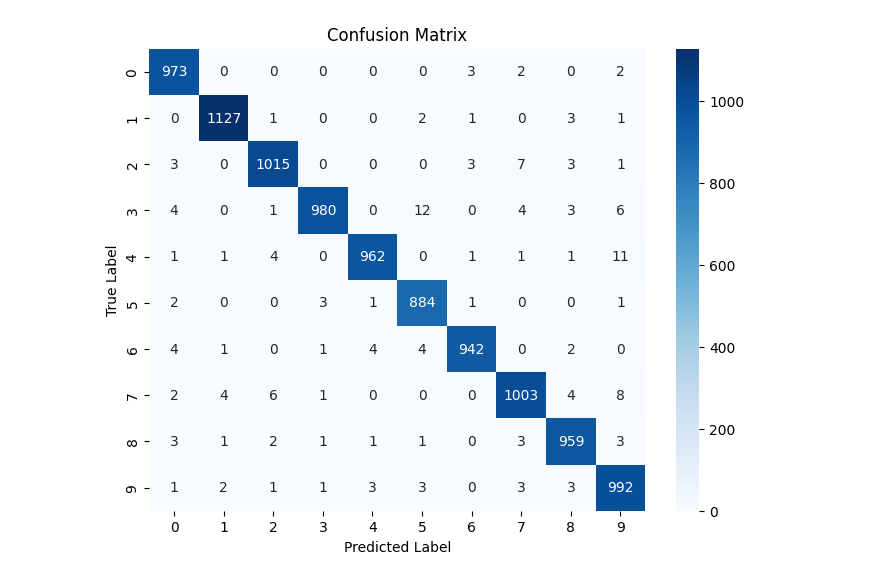
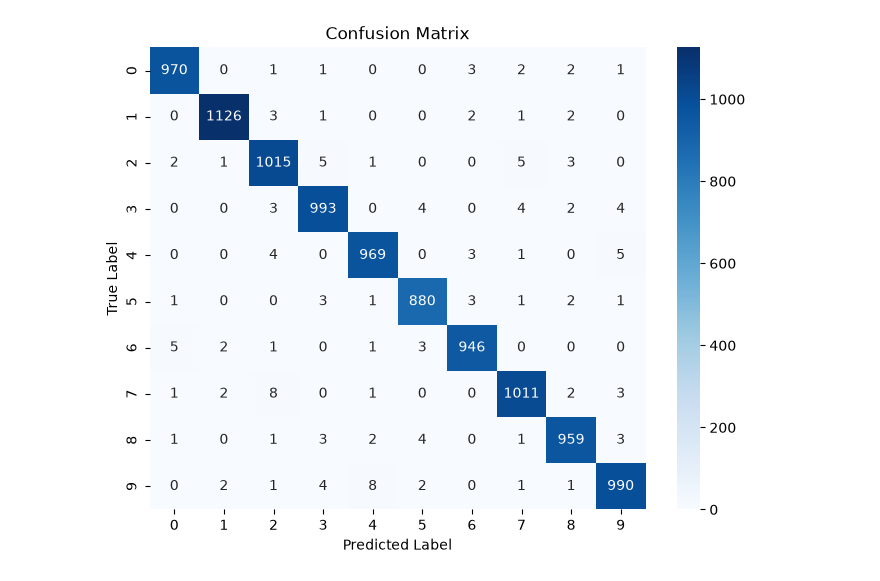
Before and after one commit to nirupamasimha/digit-recognition-ml, a Jupyter notebook: train.ipynb, the cells around one changed output. Saved outputs shown, nothing was run; the diff lists cells and outputs as text; code cells hidden in the pictures.

```diff
--- a/train.ipynb
+++ b/train.ipynb
@@ -65,11 +51,4 @@ model.compile(loss='categorical_crossentropy', optimizer='adam', metrics=['accur
 # %%
-batch_size = 128
-epochs = 20
-history=model.fit(
-    x_train, y_train,
-    batch_size=batch_size,
-    epochs=epochs,
-    verbose=1,
-    validation_data=(x_test, y_test)
-)
+
+history = model.fit(x_train,y_train,batch_size=64,epochs=25,verbose=1,validation_data=(x_test, y_test))
 # %% [output]
@@ -128,22 +103,19 @@ plt.show()
 # %%
 from sklearn.metrics import confusion_matrix
 import seaborn as sns
 
+y_pred = np.argmax(model.predict(x_test, verbose=0), axis=1)
+y_true = np.argmax(y_test, axis=1)
 
-y_pred_prob=model.predict(x_test,verbose=0)
-y_pred=np.argmax(y_pred_prob,axis=1)
+cm = confusion_matrix(y_true, y_pred)
 
-y_true=np.argmax(y_test,axis=1) if len(y_test.shape)>1 else y_test
-
-cm=confusion_matrix(y_true,y_pred)
-plt.figure(figsize=(8,6))
-sns.heatmap(cm,annot=True,fmt='d',cmap='Blues', xticklabels=range(10),yticklabels=range(10))
-
+plt.figure(figsize=(8, 6))
+sns.heatmap(cm,annot=True,fmt='d',cmap='Blues',xticklabels=range(10),yticklabels=range(10))
 plt.xlabel("Predicted Label")
 plt.ylabel("True Label")
 plt.title("Confusion Matrix")
 plt.show()
 # %% [output]
-[figure, old version]
+[figure, new version]
 # %%
 from sklearn.metrics import classification_report
```
Also changed, not shown: parts of 8 cells of this notebook, 2 other files.
